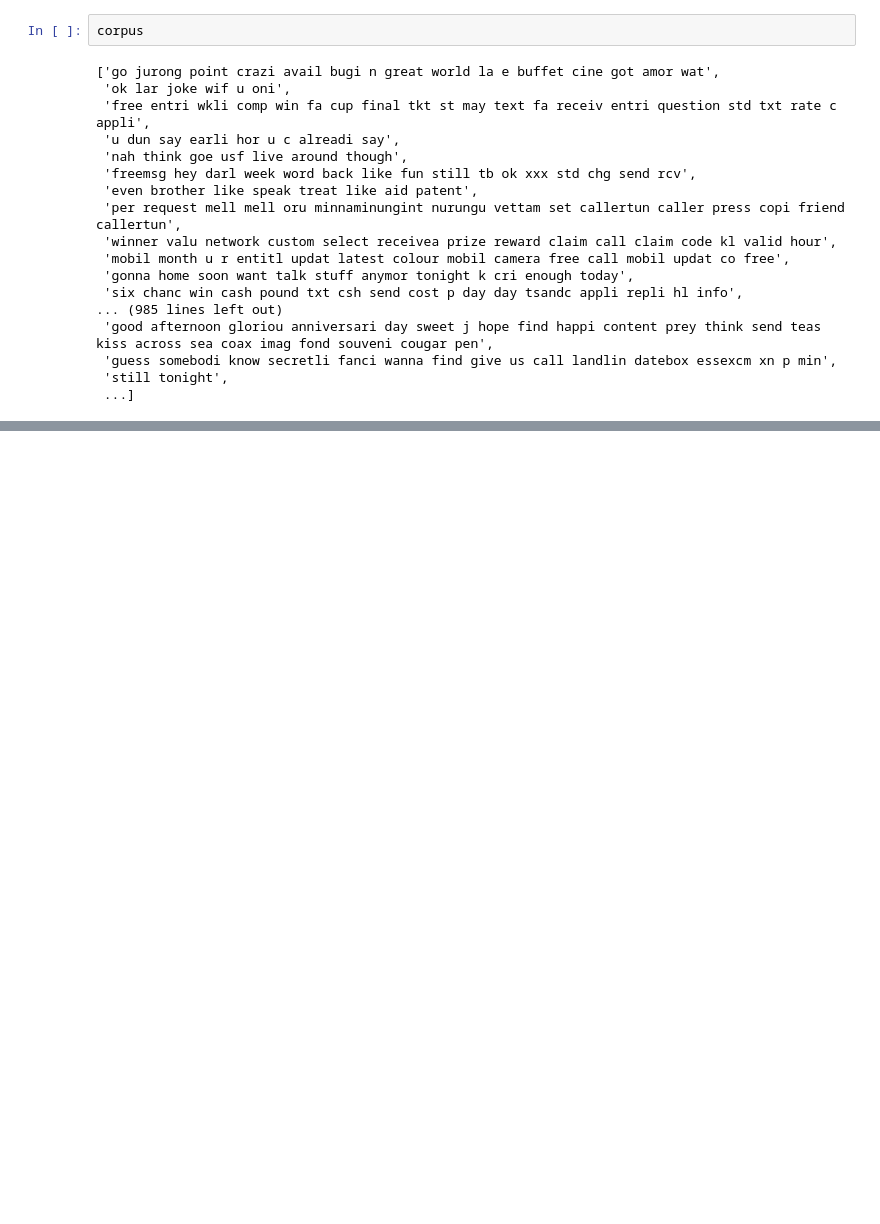
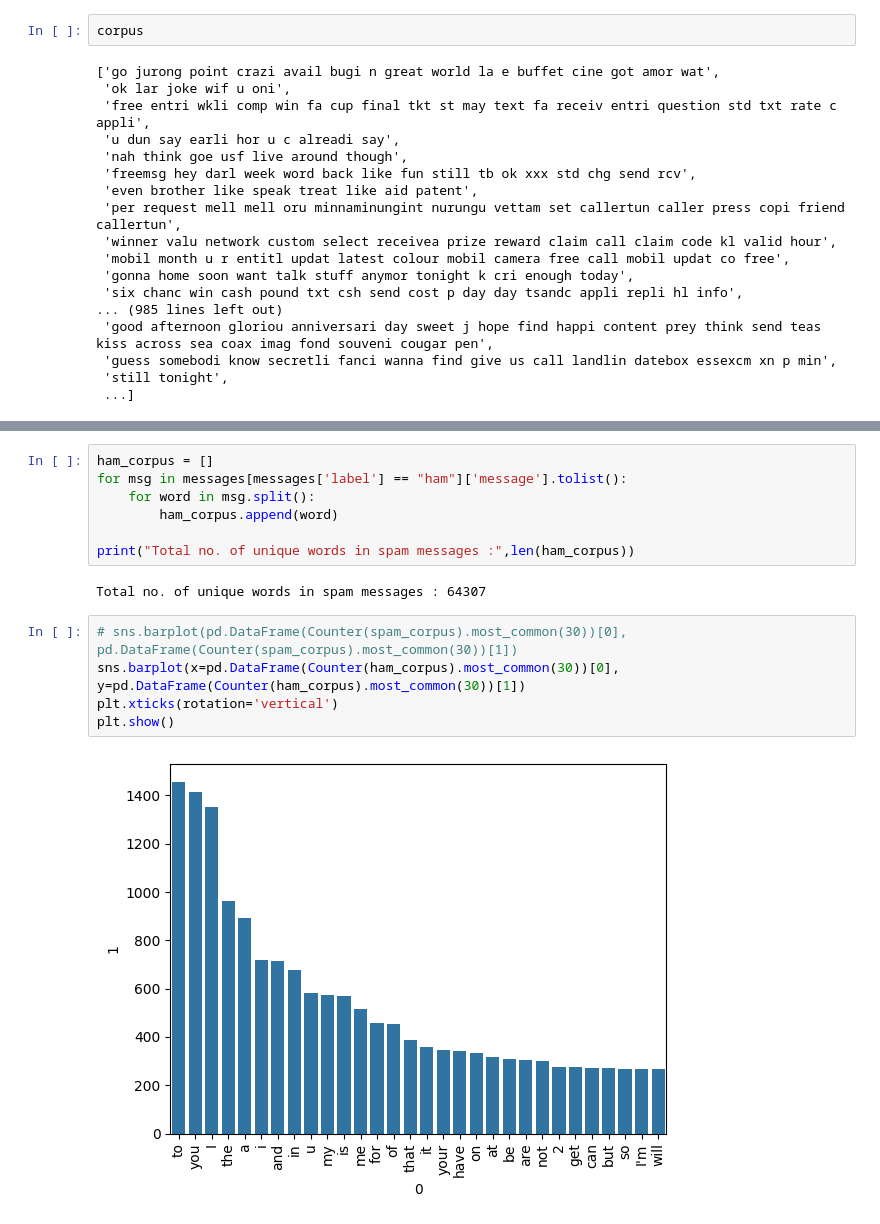
Before and after one commit to tmsachins/SMS-Spam-Classifier-BOW-TFIDF, a Jupyter notebook: Spam class BOW THIDF.ipynb, the cells around one changed output, grey strips where cells are left out. Saved outputs shown, nothing was run; the diff lists cells and outputs as text; blank space fills up the shorter version.

```diff
--- a/Spam class BOW THIDF.ipynb
+++ b/Spam class BOW THIDF.ipynb
@@ -273,0 +490,16 @@ corpus
+# %%
+ham_corpus = []
+for msg in messages[messages['label'] == "ham"]['message'].tolist():
+    for word in msg.split():
+        ham_corpus.append(word)
+
+print("Total no. of unique words in spam messages :",len(ham_corpus))
+# %% [output]
+Total no. of unique words in spam messages : 64307
+# %%
+# sns.barplot(pd.DataFrame(Counter(spam_corpus).most_common(30))[0], pd.DataFrame(Counter(spam_corpus).most_common(30))[1])
+sns.barplot(x=pd.DataFrame(Counter(ham_corpus).most_common(30))[0], y=pd.DataFrame(Counter(ham_corpus).most_common(30))[1])
+plt.xticks(rotation='vertical')
+plt.show()
+# %% [output]
+[figure, added]
```
Also changed, not shown: parts of 26 cells of this notebook.
